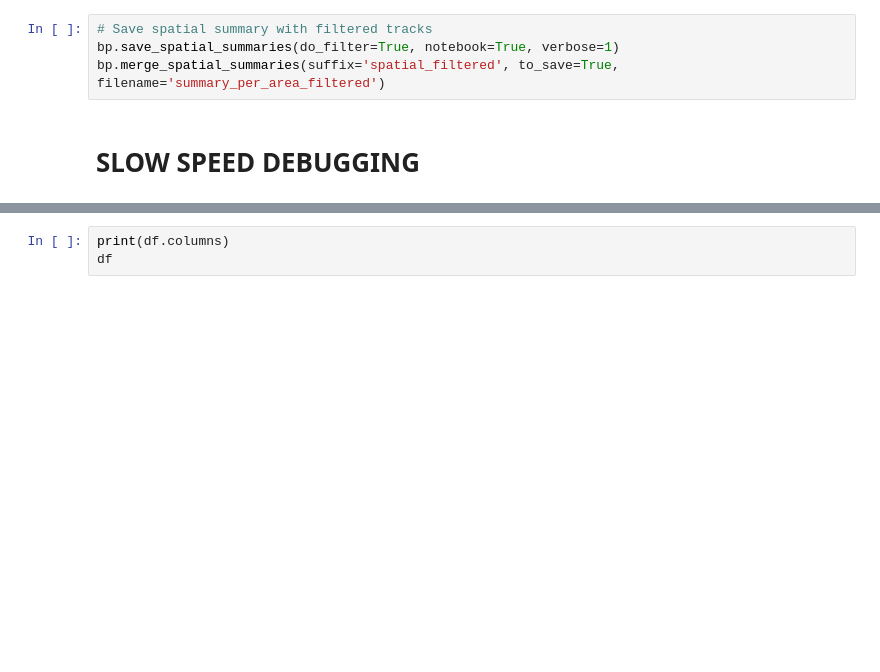
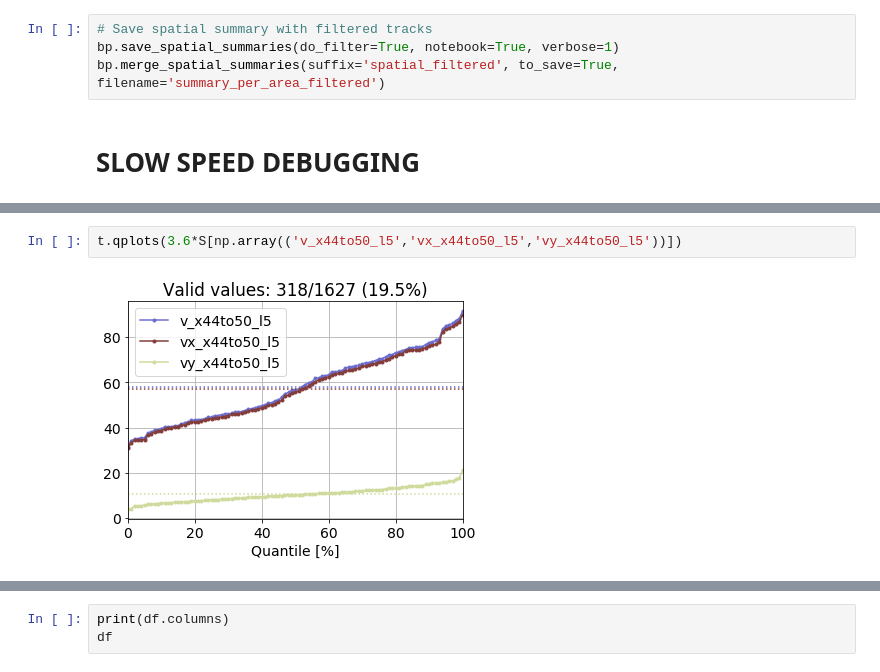
Before and after one commit to ido90/AyalonRoad, a Jupyter notebook: Analyzer/Basic Processing.ipynb, the cells around one changed output, grey strips where cells are left out. Saved outputs shown, nothing was run; the diff lists cells and outputs as text; blank space fills up the shorter version.

```diff
--- a/Analyzer/Basic Processing.ipynb
+++ b/Analyzer/Basic Processing.ipynb
@@ -206,0 +205,4 @@ bp.merge_spatial_summaries(suffix='spatial_filtered', to_save=True, filename='su
+# %%
+t.qplots(3.6*S[np.array(('v_x44to50_l5','vx_x44to50_l5','vy_x44to50_l5'))])
+# %% [output]
+[figure, added]
```
Also changed, not shown: parts of 10 cells of this notebook.
